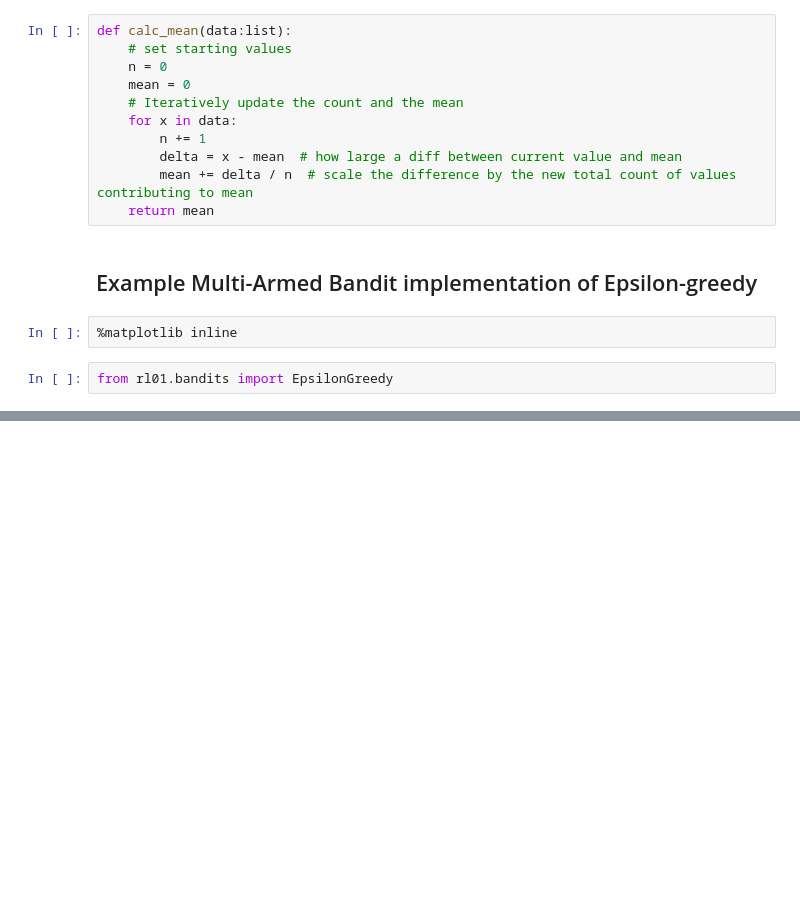
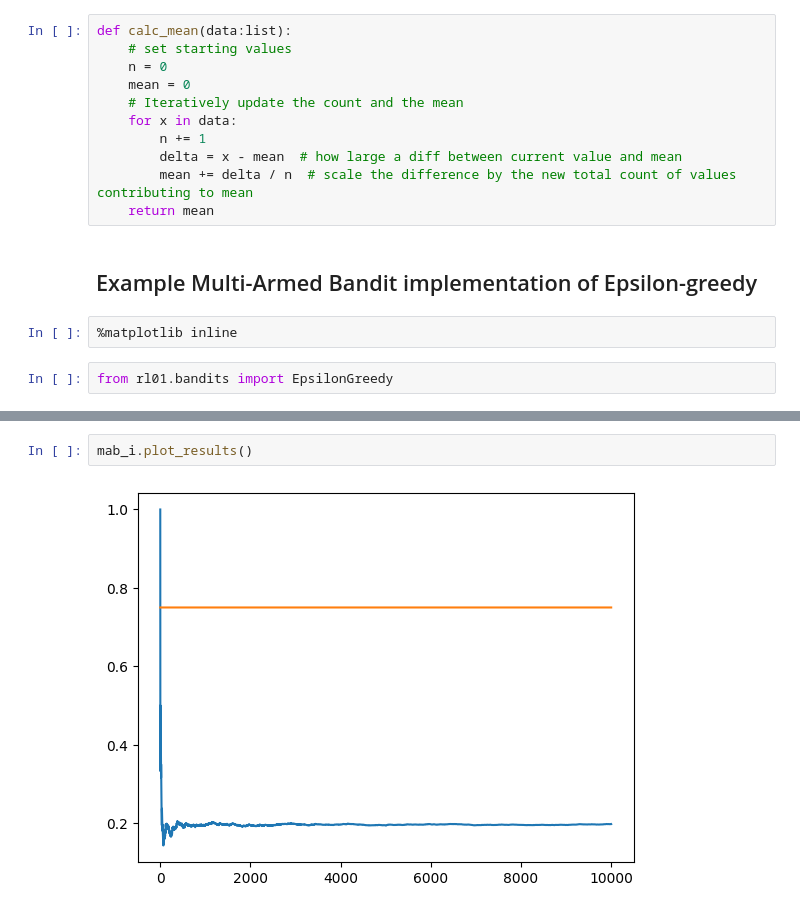
Before and after one commit to clrogers2/reinforcement-learning, a Jupyter notebook: notebooks/01_MultiArmBandit.ipynb, the cells around one changed output, grey strips where cells are left out. Saved outputs shown, nothing was run; the diff lists cells and outputs as text; blank space fills up the shorter version.

```diff
--- a/notebooks/01_MultiArmBandit.ipynb
+++ b/notebooks/01_MultiArmBandit.ipynb
@@ -90,0 +115,4 @@ mab.plot_results()
+# %%
+mab_i.plot_results()
+# %% [output]
+[figure, added]
```
Also changed, not shown: parts of 8 cells of this notebook.
